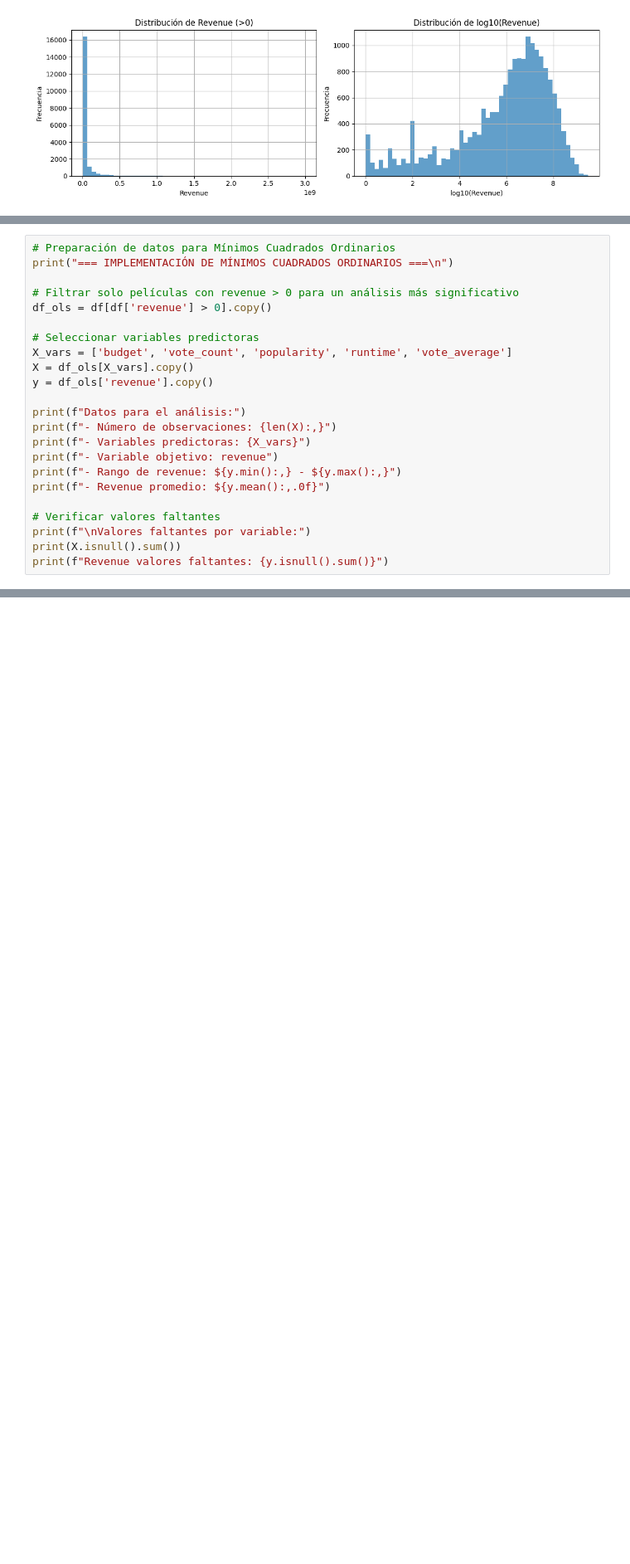
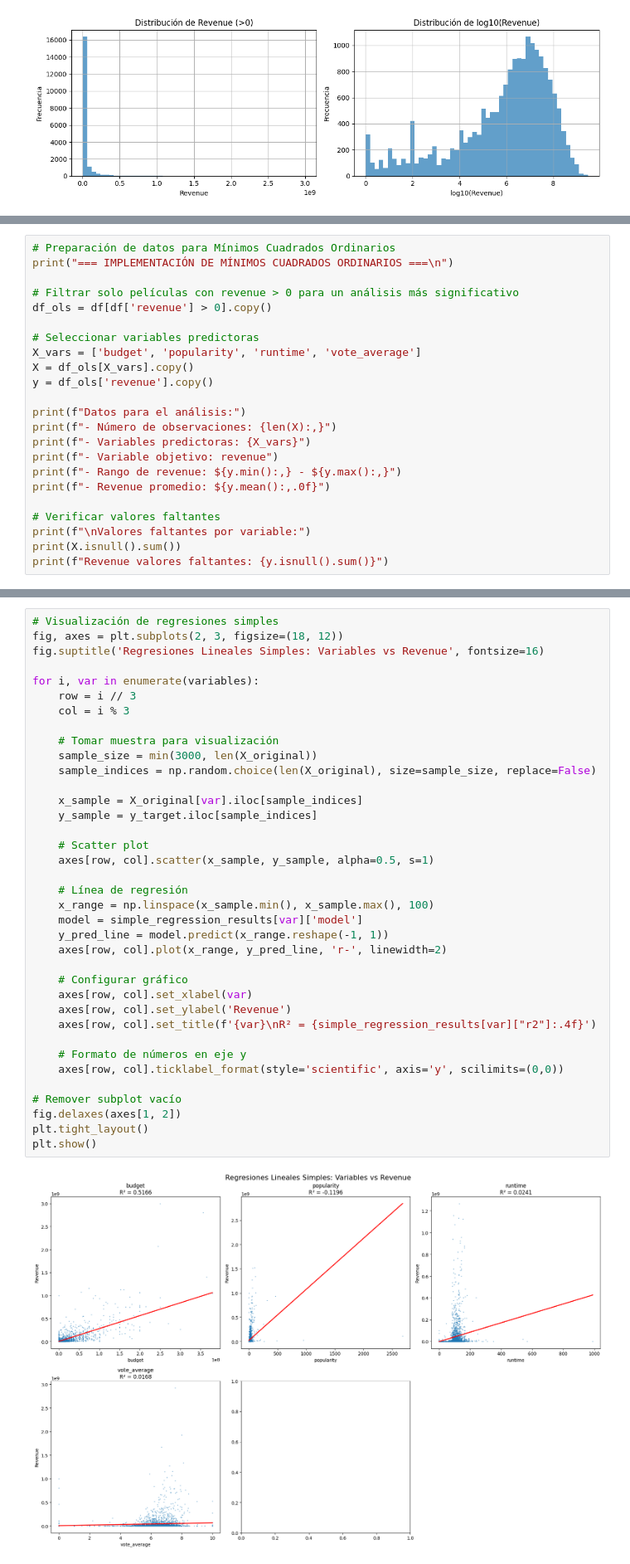
Before and after one commit to Mouskerramientas/aprendizaje-supervisado, a Jupyter notebook: taller1.ipynb, the cells around one changed output, grey strips where cells are left out. Shown at 83% size. Cells and saved outputs as stored; diff of their text form; blank space fills up the shorter version.

```diff
--- a/taller1.ipynb
+++ b/taller1.ipynb
@@ -186,7 +185,7 @@ print("=== IMPLEMENTACIÓN DE MÍNIMOS CUADRADOS ORDINARIOS ===\n")
 df_ols = df[df['revenue'] > 0].copy()
 
 # Seleccionar variables predictoras
-X_vars = ['budget', 'vote_count', 'popularity', 'runtime', 'vote_average']
+X_vars = ['budget', 'popularity', 'runtime', 'vote_average']
 X = df_ols[X_vars].copy()
 y = df_ols['revenue'].copy()
 
@@ -439,0 +540,39 @@ Residuo máximo: $2,536,691,221
+# %%
+# Visualización de regresiones simples
+fig, axes = plt.subplots(2, 3, figsize=(18, 12))
+fig.suptitle('Regresiones Lineales Simples: Variables vs Revenue', fontsize=16)
+
+for i, var in enumerate(variables):
+    row = i // 3
+    col = i % 3
+
+    # Tomar muestra para visualización
+    sample_size = min(3000, len(X_original))
+    sample_indices = np.random.choice(len(X_original), size=sample_size, replace=False)
+
+    x_sample = X_original[var].iloc[sample_indices]
+    y_sample = y_target.iloc[sample_indices]
+
+    # Scatter plot
+    axes[row, col].scatter(x_sample, y_sample, alpha=0.5, s=1)
+
+    # Línea de regresión
+    x_range = np.linspace(x_sample.min(), x_sample.max(), 100)
+    model = simple_regression_results[var]['model']
+    y_pred_line = model.predict(x_range.reshape(-1, 1))
+    axes[row, col].plot(x_range, y_pred_line, 'r-', linewidth=2)
+
+    # Configurar gráfico
+    axes[row, col].set_xlabel(var)
+    axes[row, col].set_ylabel('Revenue')
+    axes[row, col].set_title(f'{var}\nR² = {simple_regression_results[var]["r2"]:.4f}')
+
+    # Formato de números en eje y
+    axes[row, col].ticklabel_format(style='scientific', axis='y', scilimits=(0,0))
+
+# Remover subplot vacío
+fig.delaxes(axes[1, 2])
+plt.tight_layout()
+plt.show()
+# %% [output]
+[figure, added]
```
Also changed, not shown: parts of 26 cells of this notebook, 1 other file.
